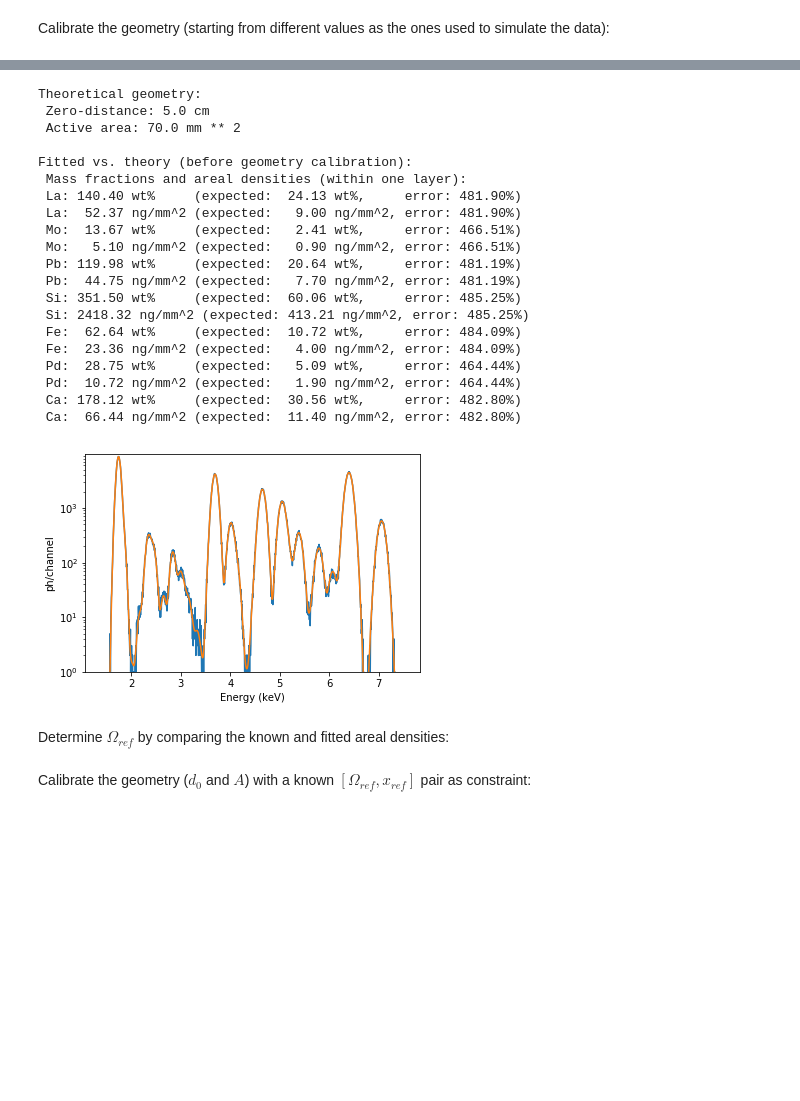
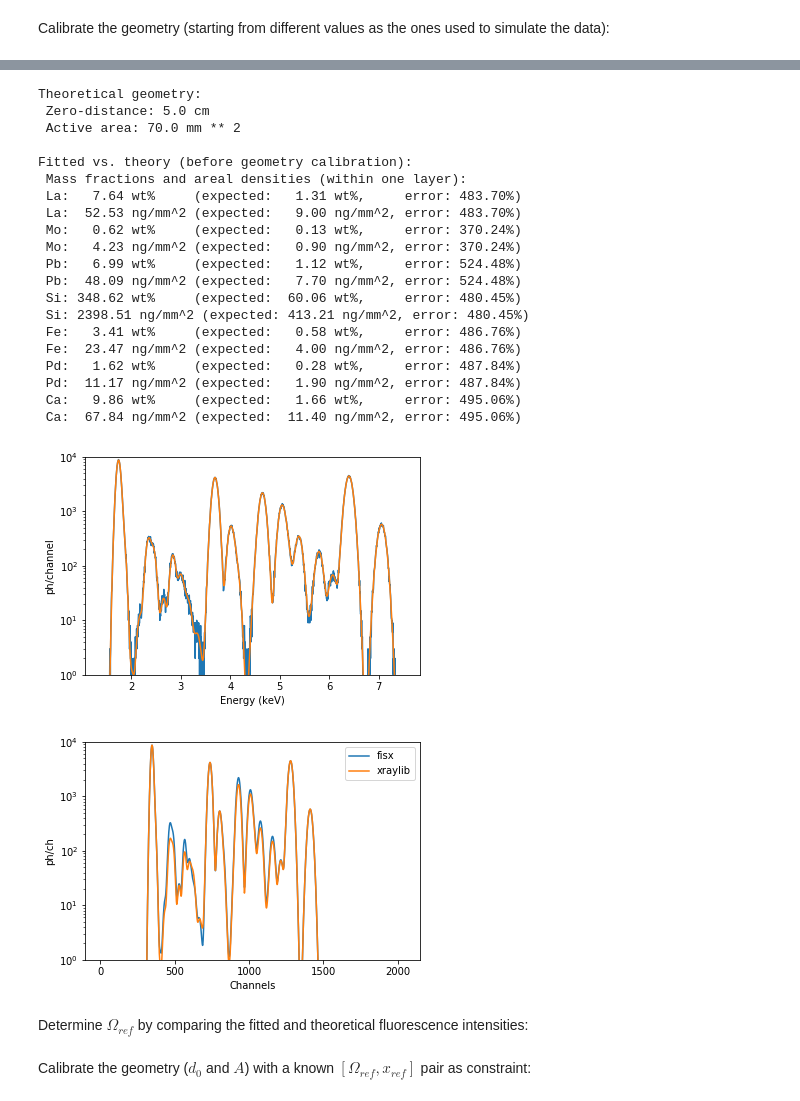
Before and after one commit to woutdenolf/spectrocrunch, a Jupyter notebook: doc/source/tutorials/xrfquant.ipynb, the cells around one changed output, grey strips where cells are left out. Cells and saved outputs as stored; diff of their text form; code cells hidden in the pictures; blank space fills up the shorter version.

```diff
--- a/doc/source/tutorials/xrfquant.ipynb
+++ b/doc/source/tutorials/xrfquant.ipynb
@@ -71,9 +78,9 @@ geometry = xrfgeometries.factory("sxm120",detectorposition=-10,positionunits="mm
 addnoise = True # add noise to simulations done below
 method = "fisx" # XRF simulation method
 
-sample = xrfstandards.factory("RF7-200-S2371-03",geometry=geometry,\
+realsample = xrfstandards.factory("RF7-200-S2371-03",geometry=geometry,\
                                              filmthickness=10e-7) # 10 nm
-print(sample)
+print(realsample)
 # %% [output]
 Multilayer (ordered top-bottom):
  Layer 0. 0.01 um (RF7-200-S2371-03)
@@ -226,7 +232,7 @@ Simulate and fit an XRF spectrum of a thin-film standard (simulation and fit are
 # Thin film standards have an unknown film thickness and density,
 # only the areal densities of the different elements and the
 # composition and thickness of the substrate are known.
-thinfilmapprox = False
+thinfilmapprox = True
 
 # Geometry at which the data is collected
 geometry.zerodistance = units.Quantity(5.,"cm")
@@ -239,9 +245,12 @@ print(" Active area: {:~}".format(detector.activearea_rv.to("mm^2")))
 energy = 7.3
 flux = 1e9
 time = 1000 # the sum spectrum of a 2D map
-pymcahandle = pymca.PymcaHandle(sample=sample,energy=energy,flux=flux,time=time,\
+pymcahandle = pymca.PymcaHandle(sample=realsample,energy=energy,flux=flux,time=time,\
                                 linear=True,escape=False,continuum=False,scatter=False)
 mca = pymcahandle.mca(histogram=True,scattering=False,method=method)
+if method=="fisx":
+    mca1 = mca
+    mca2 = pymcahandle.mca(histogram=True,scattering=False,method="analytical")
 if addnoise:
     mca = np.random.poisson(np.round(mca).astype(int))
 
@@ -322,47 +331,58 @@ def printerrors(fitresult,sample):
                 out[element] = {"ad":straderror(element,ad,exad),\
                                 "wfrac":strwerror(element,wfrac,exwfrac)}
     print(" Mass fractions and areal densities (within one layer):")
     for k in out:
         print out[k]["wfrac"]
         print out[k]["ad"]
 
 print("\nFitted vs. theory (before geometry calibration):")
 printerrors(fitresult,pymcahandle.sample)
 
 # Plot fit
 def plotfit(fitresult):
     plt.plot(fitresult["energy"],fitresult["y"],label='data')
     plt.plot(fitresult["energy"],fitresult["yfit"],label='pymca fit')
     backfunc = fitresult["interpol_energy"](fitresult["yback"])
     plt.plot(fitresult["energy"],backfunc(fitresult["energy"]),label='background')
     plt.gca().set_yscale('log', basey=10)
     plt.ylim([1,np.max(fitresult["y"])*1.1])
     plt.ylabel("ph/channel")
     plt.xlabel("Energy (keV)")
 
 plotfit(fitresult)
 plt.show()
+
+if method=="fisx":
+    plt.plot(mca1,label="fisx")
+    plt.plot(mca2,label="xraylib")
+    plt.gca().set_yscale('log', basey=10)
+    plt.ylim([1,np.max(mca)*1.1])
+    plt.ylabel("ph/ch")
+    plt.xlabel("Channels")
+    plt.legend()
+    plt.show()
 # %% [output]
 Theoretical geometry:
  Zero-distance: 5.0 cm
  Active area: 70.0 mm ** 2
 
 Fitted vs. theory (before geometry calibration):
  Mass fractions and areal densities (within one layer):
- La: 140.40 wt%     (expected:  24.13 wt%,     error: 481.90%)
- La:  52.37 ng/mm^2 (expected:   9.00 ng/mm^2, error: 481.90%)
- Mo:  13.67 wt%     (expected:   2.41 wt%,     error: 466.51%)
- Mo:   5.10 ng/mm^2 (expected:   0.90 ng/mm^2, error: 466.51%)
- Pb: 119.98 wt%     (expected:  20.64 wt%,     error: 481.19%)
- Pb:  44.75 ng/mm^2 (expected:   7.70 ng/mm^2, error: 481.19%)
- Si: 351.50 wt%     (expected:  60.06 wt%,     error: 485.25%)
- Si: 2418.32 ng/mm^2 (expected: 413.21 ng/mm^2, error: 485.25%)
- Fe:  62.64 wt%     (expected:  10.72 wt%,     error: 484.09%)
- Fe:  23.36 ng/mm^2 (expected:   4.00 ng/mm^2, error: 484.09%)
- Pd:  28.75 wt%     (expected:   5.09 wt%,     error: 464.44%)
- Pd:  10.72 ng/mm^2 (expected:   1.90 ng/mm^2, error: 464.44%)
- Ca: 178.12 wt%     (expected:  30.56 wt%,     error: 482.80%)
- Ca:  66.44 ng/mm^2 (expected:  11.40 ng/mm^2, error: 482.80%)
+ La:   7.64 wt%     (expected:   1.31 wt%,     error: 483.70%)
+ La:  52.53 ng/mm^2 (expected:   9.00 ng/mm^2, error: 483.70%)
+ Mo:   0.62 wt%     (expected:   0.13 wt%,     error: 370.24%)
+ Mo:   4.23 ng/mm^2 (expected:   0.90 ng/mm^2, error: 370.24%)
+ Pb:   6.99 wt%     (expected:   1.12 wt%,     error: 524.48%)
+ Pb:  48.09 ng/mm^2 (expected:   7.70 ng/mm^2, error: 524.48%)
+ Si: 348.62 wt%     (expected:  60.06 wt%,     error: 480.45%)
+ Si: 2398.51 ng/mm^2 (expected: 413.21 ng/mm^2, error: 480.45%)
+ Fe:   3.41 wt%     (expected:   0.58 wt%,     error: 486.76%)
+ Fe:  23.47 ng/mm^2 (expected:   4.00 ng/mm^2, error: 486.76%)
+ Pd:   1.62 wt%     (expected:   0.28 wt%,     error: 487.84%)
+ Pd:  11.17 ng/mm^2 (expected:   1.90 ng/mm^2, error: 487.84%)
+ Ca:   9.86 wt%     (expected:   1.66 wt%,     error: 495.06%)
+ Ca:  67.84 ng/mm^2 (expected:  11.40 ng/mm^2, error: 495.06%)
-[figure, old version]
+[figure, new version]
+[figure, added]
 # %% [markdown]
-Determine $\Omega_{ref}$ by comparing the known and fitted areal densities:
+Determine $\Omega_{ref}$ by comparing the fitted and theoretical fluorescence intensities:
```
Also changed, not shown: parts of 11 cells of this notebook, 3 other files.
